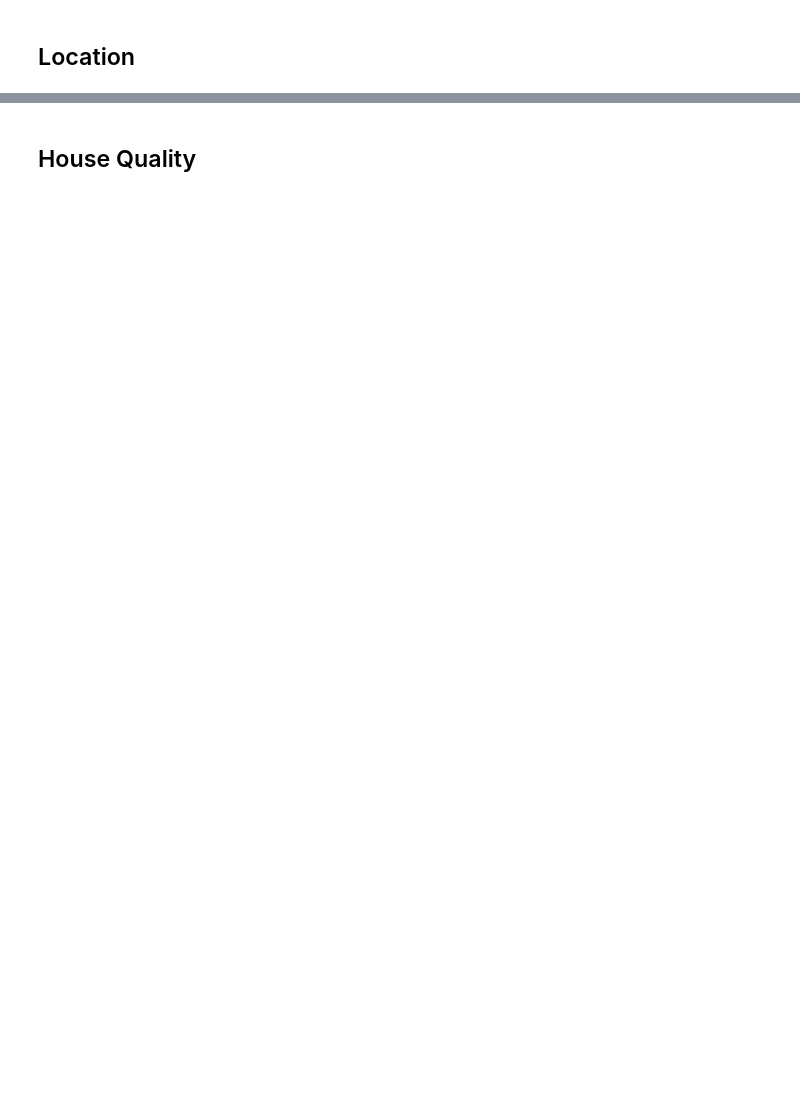
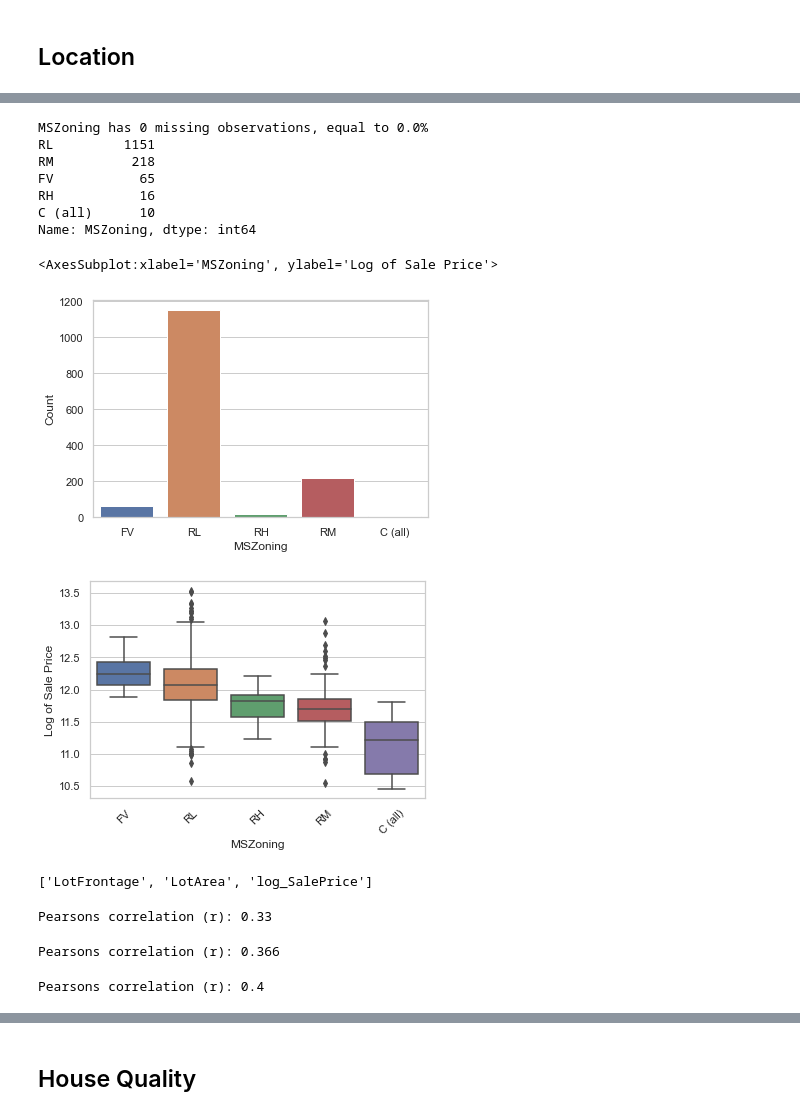
Before and after one commit to aditimayareddy/ameshousing, a Jupyter notebook: Ames_EDA.ipynb, the cells around one changed output, grey strips where cells are left out. Cells and saved outputs as stored; diff of their text form; code cells hidden in the pictures; blank space fills up the shorter version.

```diff
--- a/Ames_EDA.ipynb
+++ b/Ames_EDA.ipynb
@@ -917,0 +940,13 @@ for item in df_l.columns.tolist() and num_var:
+# %%
+next(view_cat)
+# %% [output]
+MSZoning has 0 missing observations, equal to 0.0%
+RL         1151
+RM          218
+FV           65
+RH           16
+C (all)      10
+Name: MSZoning, dtype: int64
+<AxesSubplot:xlabel='MSZoning', ylabel='Log of Sale Price'>
+[figure, added]
+[figure, added]
@@ -917,0 +955,19 @@ for item in df_l.columns.tolist() and num_var:
+# %%
+num_var
+# %% [output]
+['LotFrontage', 'LotArea', 'log_SalePrice']
+# %%
+corr = pearsonr(train['LotFrontage'], train['log_SalePrice'])
+print('Pearsons correlation (r):', round(corr[0],3))
+# %% [output]
+Pearsons correlation (r): 0.33
+# %%
+corr = pearsonr(train['LotArea'], train['log_SalePrice'])
+print('Pearsons correlation (r):', round(corr[0],3))
+# %% [output]
+Pearsons correlation (r): 0.366
+# %%
+corr = pearsonr(train['LotFrontage'], train['LotArea'])
+print('Pearsons correlation (r):', round(corr[0],3))
+# %% [output]
+Pearsons correlation (r): 0.4
```
Also changed, not shown: parts of 81 cells of this notebook, 5 other files.
